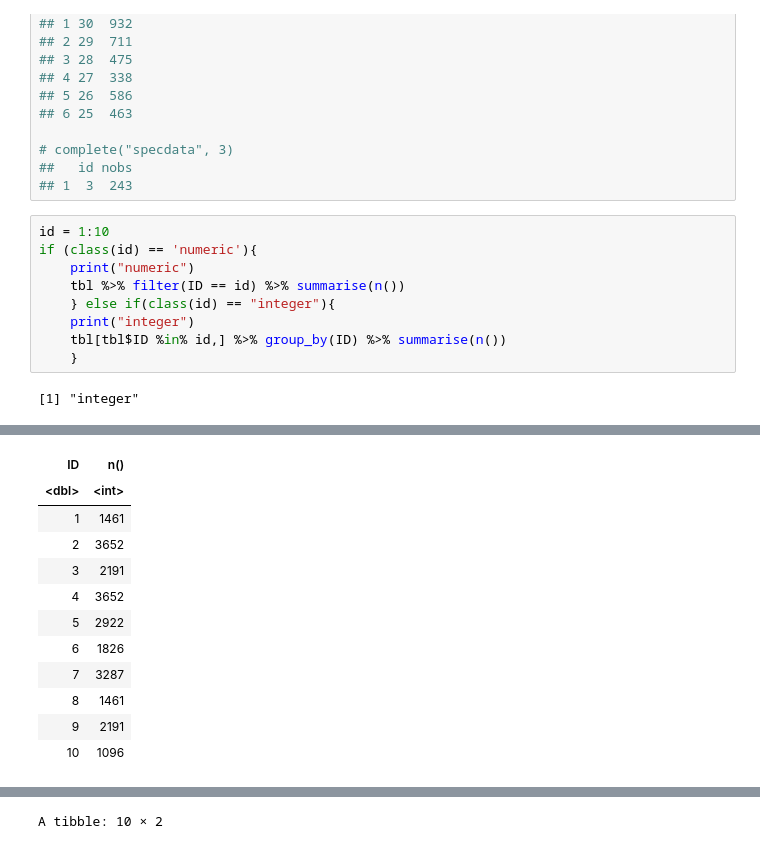
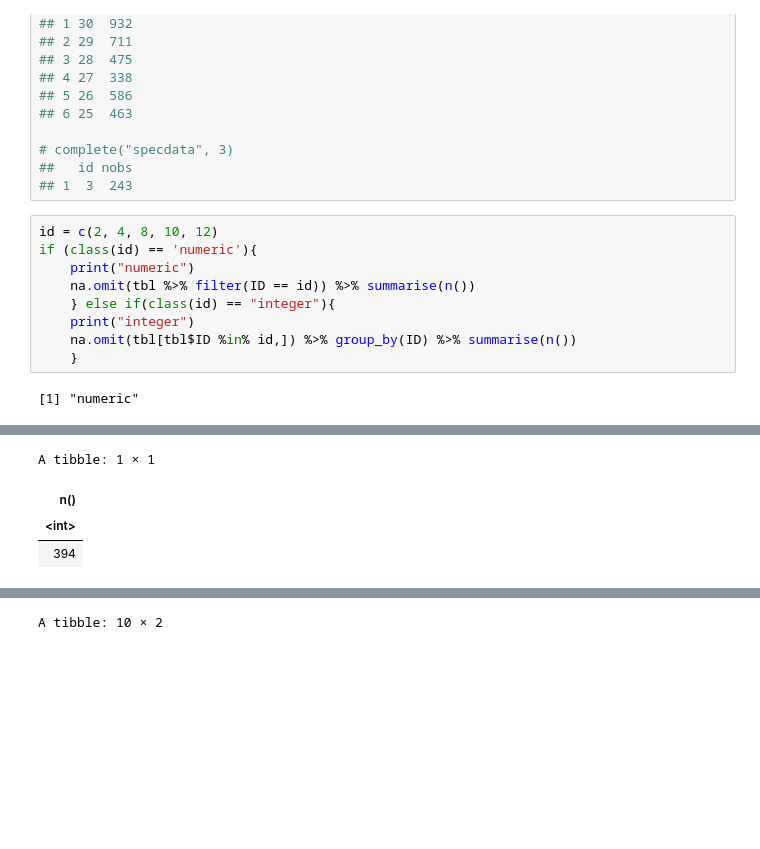
Before and after one commit to amirsaleem1990/Data-Science-specialization-Johns-Hopkins-University, a Jupyter notebook: Rprogramming/week-2/programming-assingment-1/Untitled.ipynb, the cells around one changed output, grey strips where cells are left out. Cells and saved outputs as stored; diff of their text form; blank space fills up the shorter version.

```diff
--- a/Rprogramming/week-2/programming-assingment-1/Untitled.ipynb
+++ b/Rprogramming/week-2/programming-assingment-1/Untitled.ipynb
@@ -82,13 +82,13 @@ complete <- function(directory, id = 1:332){
 ##   id nobs
 ## 1  3  243
 # %%
-id = 1:10
+id = c(2, 4, 8, 10, 12)
 if (class(id) == 'numeric'){
     print("numeric")
-    tbl %>% filter(ID == id) %>% summarise(n())
+    na.omit(tbl %>% filter(ID == id)) %>% summarise(n())
     } else if(class(id) == "integer"){
     print("integer")
-    tbl[tbl$ID %in% id,] %>% group_by(ID) %>% summarise(n())
+    na.omit(tbl[tbl$ID %in% id,]) %>% group_by(ID) %>% summarise(n())
     }
 # %% [output]
-[1] "integer"
+[1] "numeric"
@@ -96,12 +97,4 @@ A tibble: 10 × 2
+A tibble: 1 × 1
-| ID | n() |
-| <dbl> | <int> |
-| 1 | 1461 |
-| 2 | 3652 |
-| 3 | 2191 |
-| 4 | 3652 |
-| 5 | 2922 |
-| 6 | 1826 |
-| 7 | 3287 |
-| 8 | 1461 |
-| 9 | 2191 |
-| 10 | 1096 |
+| n() |
+| <int> |
+| 394 |
```
Also changed, not shown: parts of 3 cells of this notebook.
